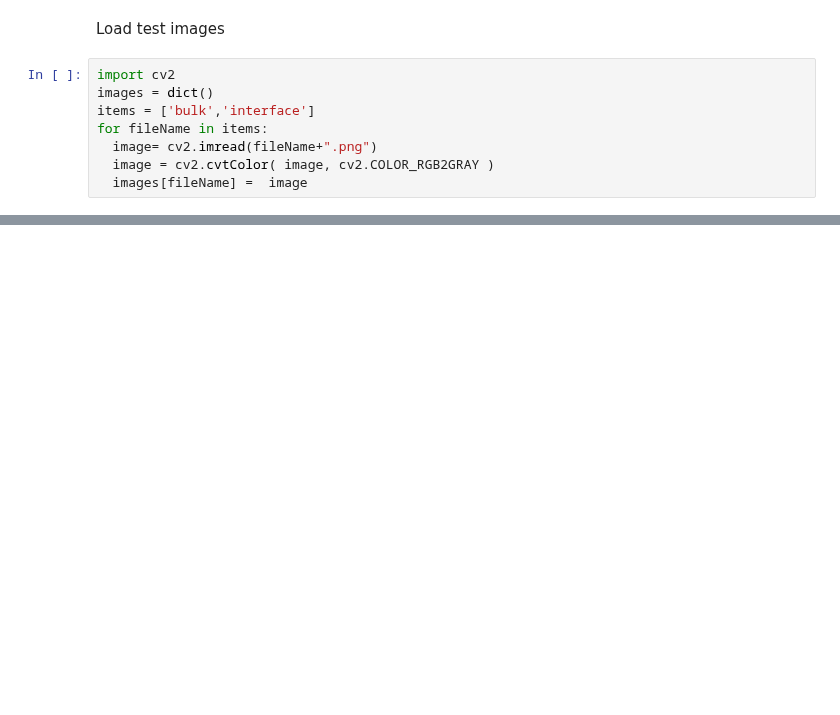
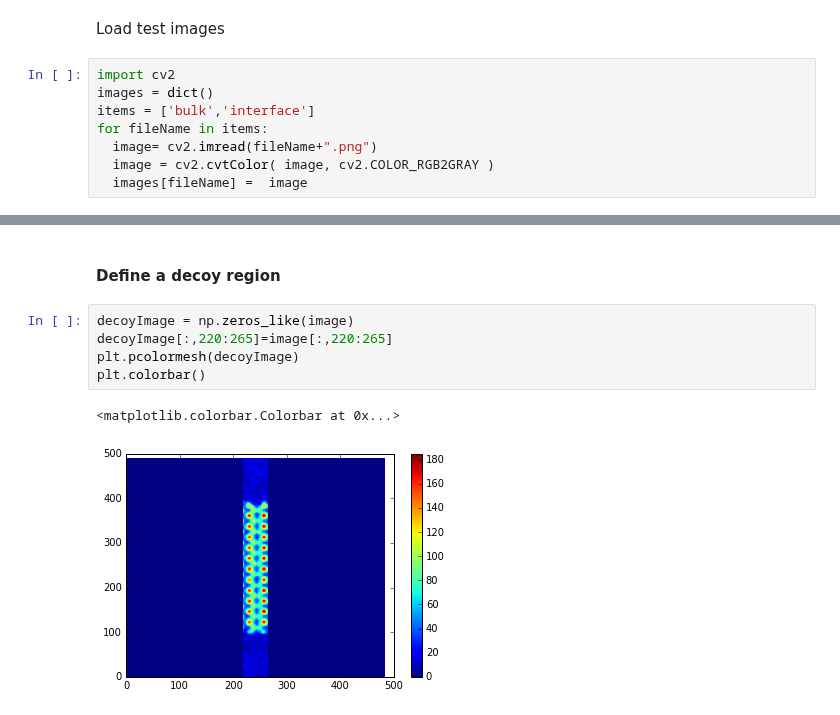
Before and after one commit to huskeypm/sparkdetection, a Jupyter notebook: roc/roc.ipynb, the cells around one changed output, grey strips where cells are left out. Drawn from its saved outputs; the diff is of its cells as text; blank space fills up the shorter version.

```diff
--- a/roc/roc.ipynb
+++ b/roc/roc.ipynb
@@ -26,0 +37,10 @@ pcolormesh(superThresh)
+# %% [markdown]
+#### Define a decoy region
+# %%
+decoyImage = np.zeros_like(image)
+decoyImage[:,220:265]=image[:,220:265]
+plt.pcolormesh(decoyImage)
+plt.colorbar()
+# %% [output]
+<matplotlib.colorbar.Colorbar at 0x...>
+[figure, added]
```
Also changed, not shown: parts of 22 cells of this notebook, 2 other files.
